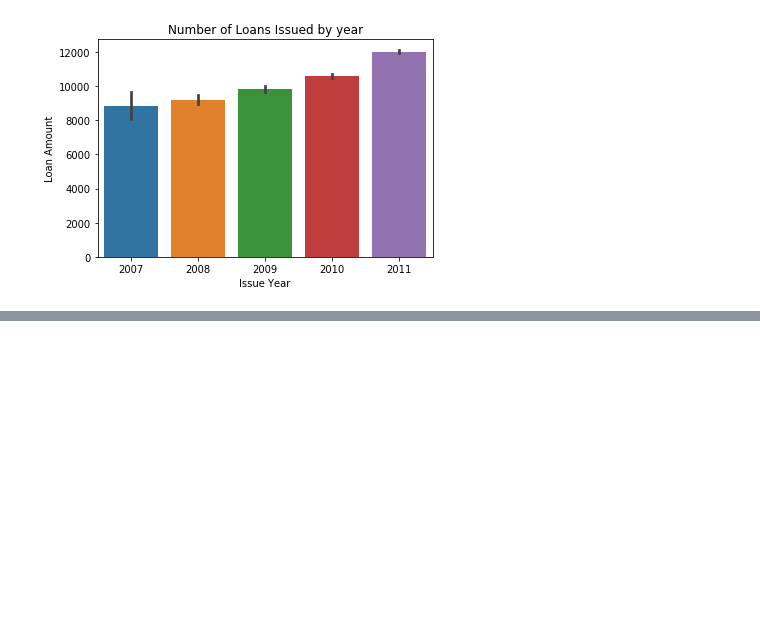
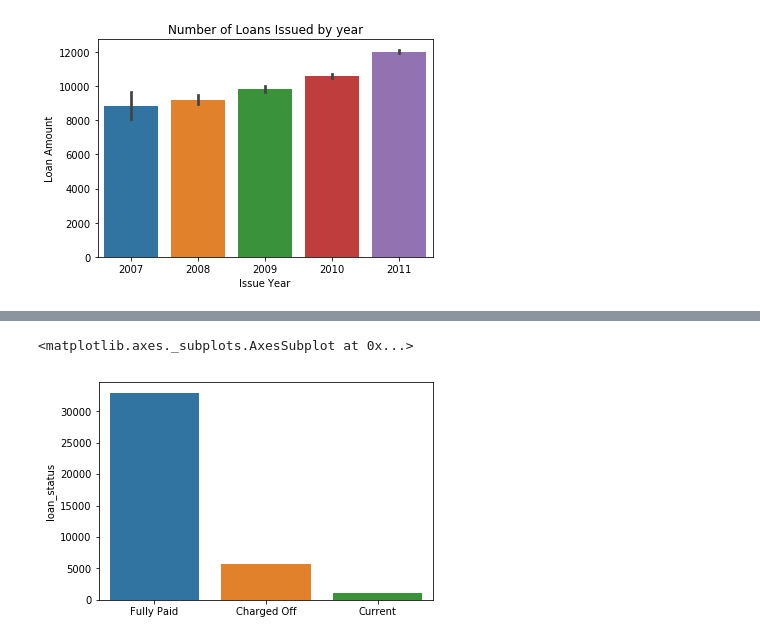
Before and after one commit to sheshanth123/Lending-Loan-Case-Study, a Jupyter notebook: Lending_club.ipynb, the cells around one changed output, grey strips where cells are left out. Drawn from its saved outputs; the diff is of its cells as text; code cells hidden in the pictures; blank space fills up the shorter version.

```diff
--- a/Lending_club.ipynb
+++ b/Lending_club.ipynb
@@ -164,0 +236,8 @@ Text(0,0.5,'Loan Amount')
+# %%
+temp['loan_status'] = loan_df['loan_status'].value_counts().index
+temp['count'] = loan_df['loan_status'].value_counts()
+temp
+sns.barplot(x='loan_status', y='count', data=temp)
+# %% [output]
+<matplotlib.axes._subplots.AxesSubplot at 0x...>
+[figure, added]
```
Also changed, not shown: parts of 26 cells of this notebook.
